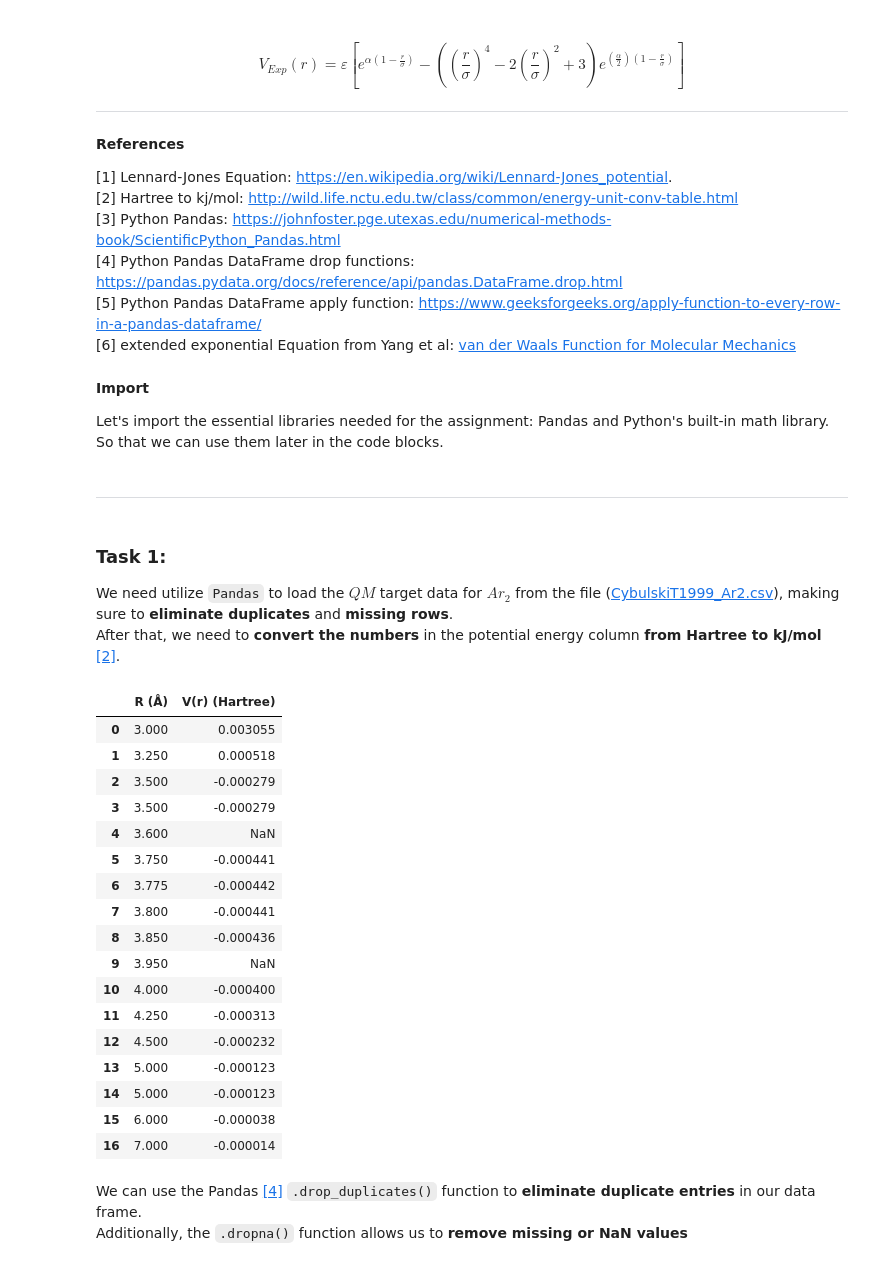
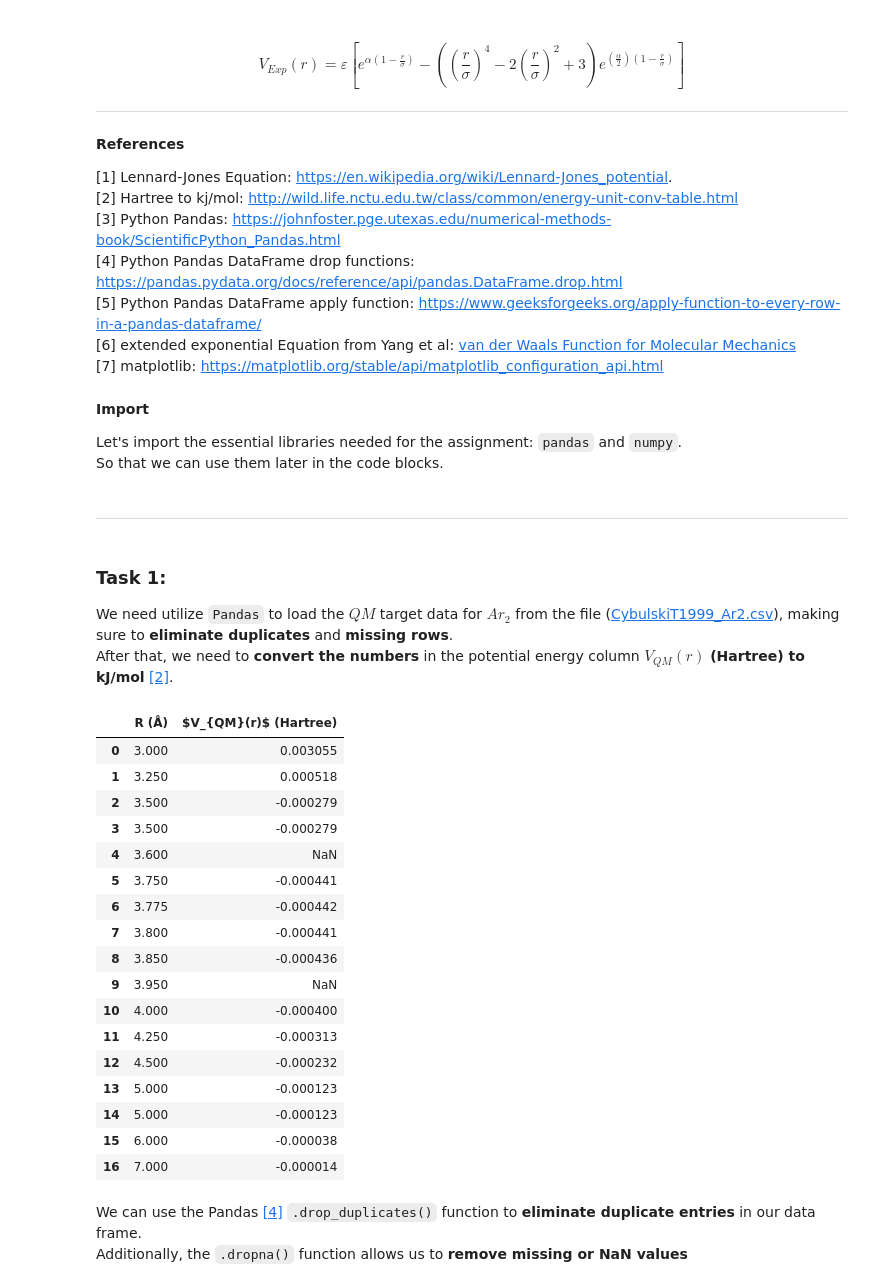
Before and after one commit to russelmrcl/SciPro, a Jupyter notebook: src/notebooks/assignment_04_2023WS_61714.ipynb, the cells around one changed output. Cells and saved outputs as stored; diff of their text form; code cells hidden in the pictures.

```diff
--- a/src/notebooks/assignment_04_2023WS_61714.ipynb
+++ b/src/notebooks/assignment_04_2023WS_61714.ipynb
@@ -53,10 +53,12 @@ The Goal is to apply scientific computing knowledge by extending previous work o
 <a id="5">[5]</a> Python Pandas DataFrame apply function: https://www.geeksforgeeks.org/apply-function-to-every-row-in-a-pandas-dataframe/
 <br />
 <a id="6">[6]</a> extended exponential Equation from Yang et al: [van der Waals Function for Molecular Mechanics](../docs/YangSD2020.pdf)
+<br />
+<a id="7">[7]</a> matplotlib: https://matplotlib.org/stable/api/matplotlib_configuration_api.html
 # %% [markdown]
 **Import**
 
-Let's import the essential libraries needed for the assignment: Pandas and Python's built-in math library. <br />So that we can use them later in the code blocks.
+Let's import the essential libraries needed for the assignment: `pandas` and `numpy`. <br />So that we can use them later in the code blocks.
 # %%
 import pandas as pd
 import numpy as np
@@ -67,12 +69,13 @@ import math
 <h3> Task 1: </h3>
 
 We need utilize `Pandas` to load the $QM$ target data for $Ar_2$ from the file ([CybulskiT1999_Ar2.csv](CybulskiT1999_Ar2.csv)), making sure to **eliminate duplicates** and **missing rows**. <br />
-After that, we need to **convert the numbers** in the potential energy column **from Hartree to kJ/mol** [[2]](#2).
+After that, we need to **convert the numbers** in the potential energy column $V_{QM}(r)$ **(Hartree) to kJ/mol** [[2]](#2).
 # %%
 data_frame = pd.read_csv('../docs/CybulskiT1999_Ar2.csv', sep=";")
+data_frame.rename(columns={"V(r) (Hartree)": "$V_{QM}(r)$ (Hartree)"}, inplace=True)
 data_frame
 # %% [output]
-|  | R (Å) | V(r) (Hartree) |
+|  | R (Å) | $V_{QM}(r)$ (Hartree) |
 | 0 | 3.000 | 0.003055 |
 | 1 | 3.250 | 0.000518 |
 | 2 | 3.500 | -0.000279 |
```
Also changed, not shown: parts of 13 cells of this notebook.
